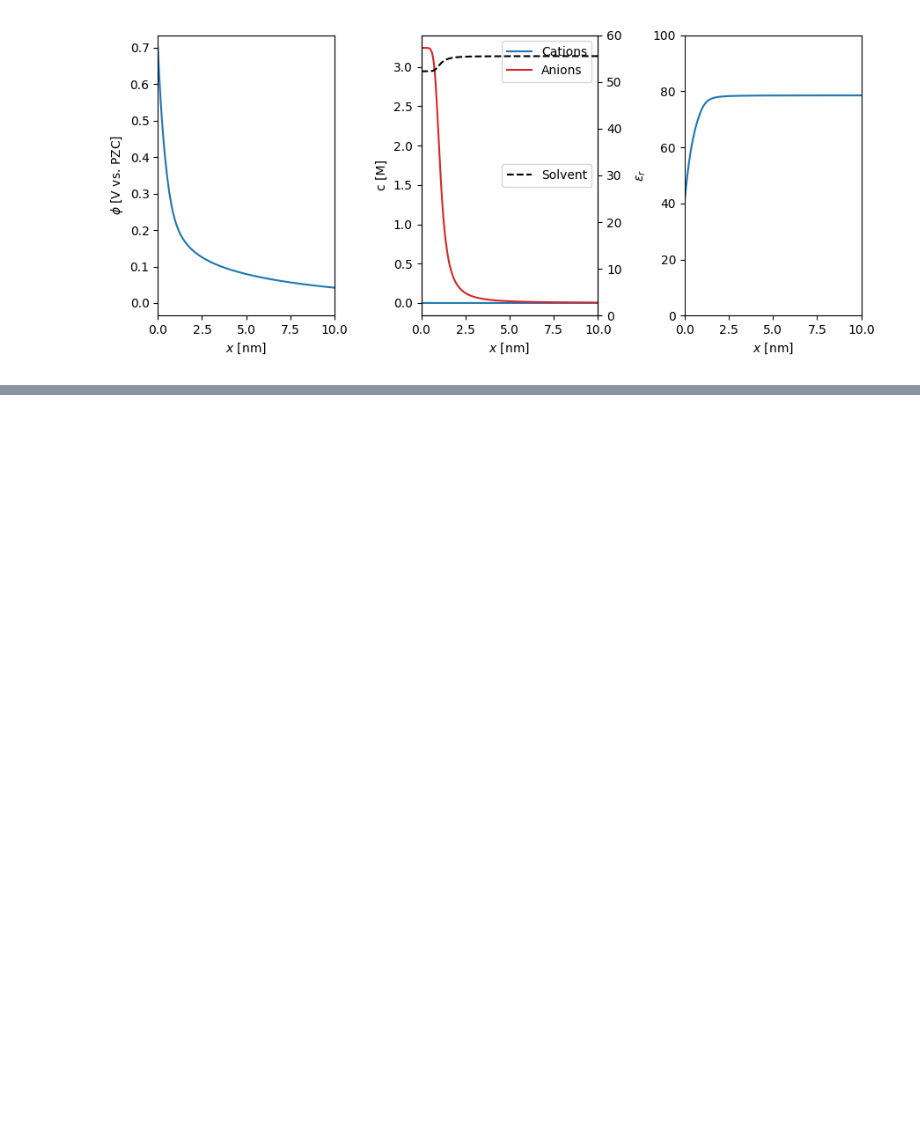
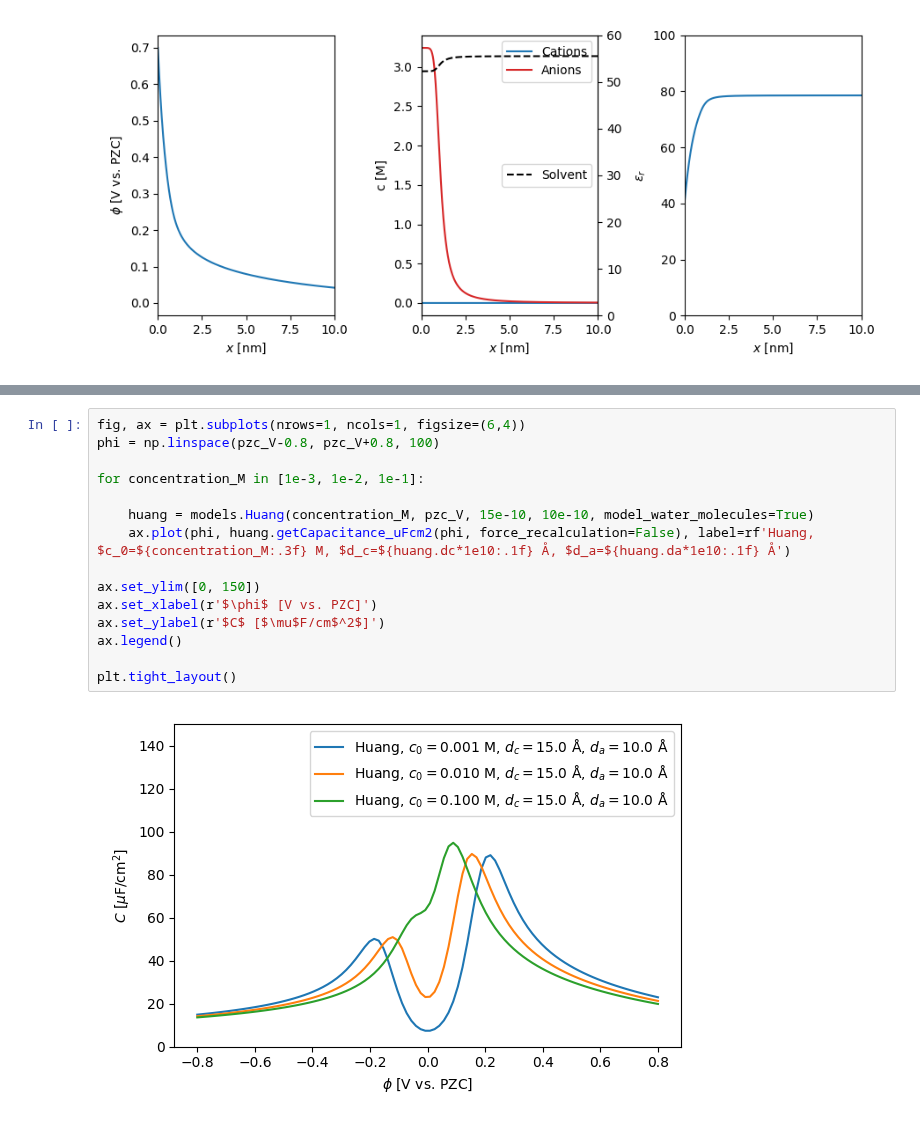
Before and after one commit to lucasdekam/frumkin, a Jupyter notebook: Comparison.ipynb, the cells around one changed output, grey strips where cells are left out. Drawn from its saved outputs; the diff is of its cells as text; blank space fills up the shorter version.

```diff
--- a/Comparison.ipynb
+++ b/Comparison.ipynb
@@ -63,0 +64,17 @@ plt.tight_layout()
+# %%
+fig, ax = plt.subplots(nrows=1, ncols=1, figsize=(6,4))
+phi = np.linspace(pzc_V-0.8, pzc_V+0.8, 100)
+
+for concentration_M in [1e-3, 1e-2, 1e-1]:
+
+    huang = models.Huang(concentration_M, pzc_V, 15e-10, 10e-10, model_water_molecules=True)
+    ax.plot(phi, huang.getCapacitance_uFcm2(phi, force_recalculation=False), label=rf'Huang, $c_0=${concentration_M:.3f} M, $d_c=${huang.dc*1e10:.1f} Å, $d_a=${huang.da*1e10:.1f} Å')
+
+ax.set_ylim([0, 150])
+ax.set_xlabel(r'$\phi$ [V vs. PZC]')
+ax.set_ylabel(r'$C$ [$\mu$F/cm$^2$]')
+ax.legend()
+
+plt.tight_layout()
+# %% [output]
+[figure, added]
```
Also changed, not shown: parts of 1 cell of this notebook.
